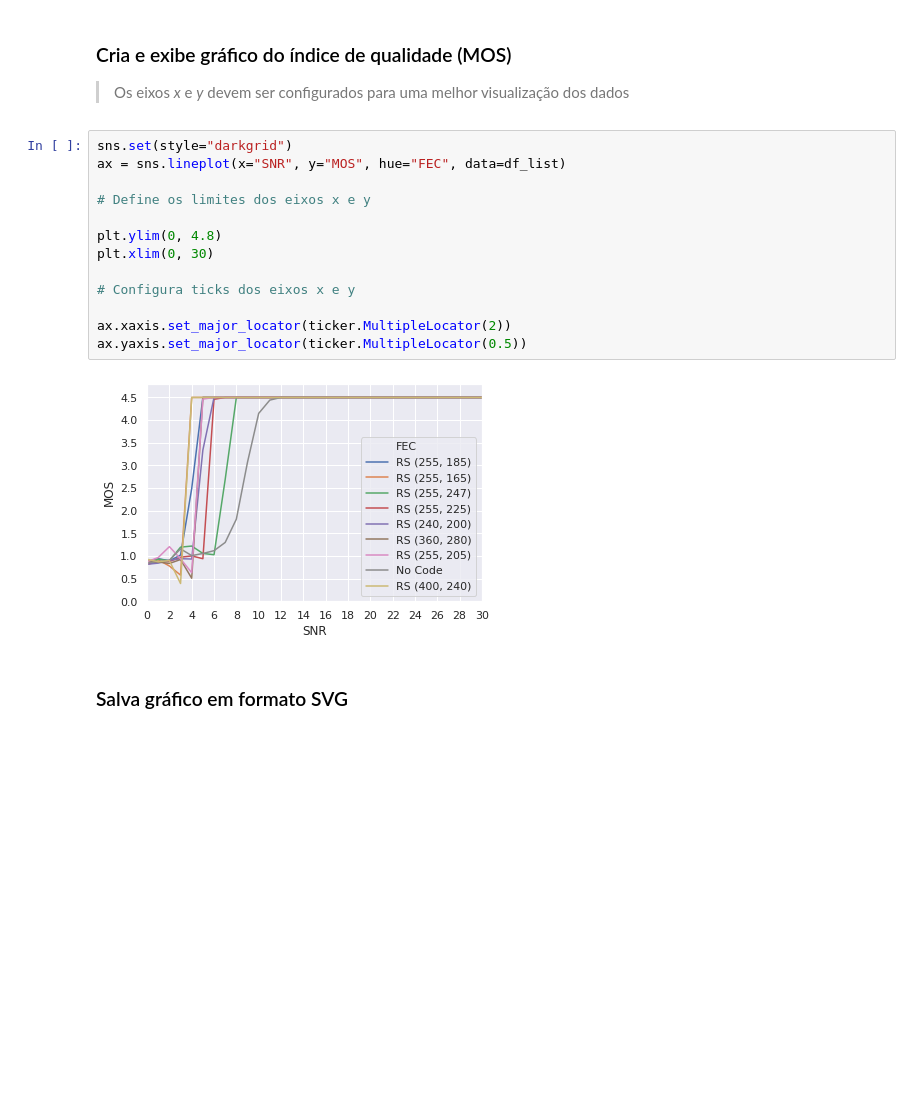
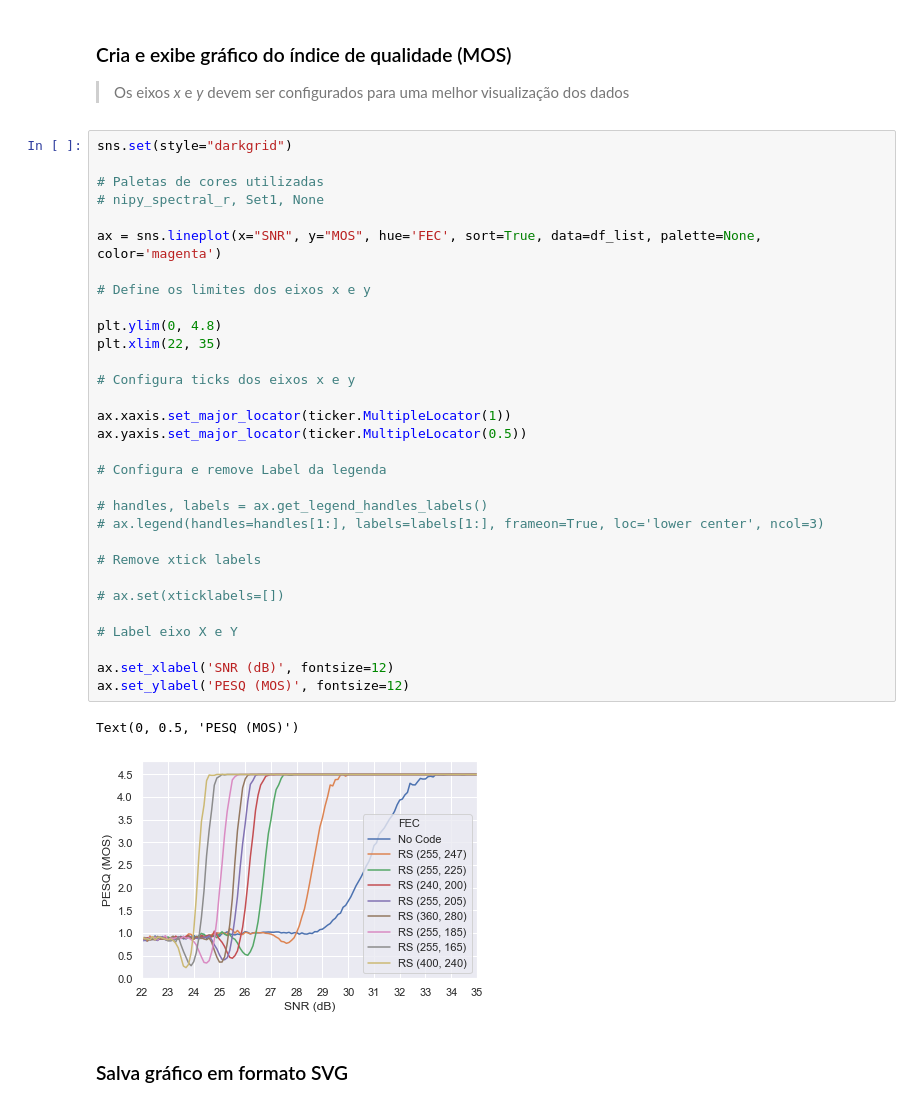
Before and after one commit to leofernandes87/Qualidade-de-Voz, a Jupyter notebook: Resultados/script.ipynb, the cells around one changed output. Cells and saved outputs as stored; diff of their text form; blank space fills up the shorter version.

```diff
--- a/Resultados/script.ipynb
+++ b/Resultados/script.ipynb
@@ -86,19 +109,38 @@ with pd.option_context('display.max_rows', None, 'display.max_columns', None):
 > Os eixos *x* e *y* devem ser configurados para uma melhor visualização dos dados
 # %%
 sns.set(style="darkgrid")
-ax = sns.lineplot(x="SNR", y="MOS", hue="FEC", data=df_list)
+
+# Paletas de cores utilizadas
+# nipy_spectral_r, Set1, None
+
+ax = sns.lineplot(x="SNR", y="MOS", hue='FEC', sort=True, data=df_list, palette=None, color='magenta')
 
 # Define os limites dos eixos x e y
 
 plt.ylim(0, 4.8)
-plt.xlim(0, 30)
+plt.xlim(22, 35)
 
 # Configura ticks dos eixos x e y
 
-ax.xaxis.set_major_locator(ticker.MultipleLocator(2))
+ax.xaxis.set_major_locator(ticker.MultipleLocator(1))
 ax.yaxis.set_major_locator(ticker.MultipleLocator(0.5))
+
+# Configura e remove Label da legenda
+
+# handles, labels = ax.get_legend_handles_labels()
+# ax.legend(handles=handles[1:], labels=labels[1:], frameon=True, loc='lower center', ncol=3)
+
+# Remove xtick labels
+
+# ax.set(xticklabels=[])
+
+# Label eixo X e Y
+
+ax.set_xlabel('SNR (dB)', fontsize=12)
+ax.set_ylabel('PESQ (MOS)', fontsize=12)
 # %% [output]
+Text(0, 0.5, 'PESQ (MOS)')
-[figure, old version]
+[figure, new version]
 # %% [markdown]
 ###  Salva gráfico em formato SVG
 # %%
```
Also changed, not shown: parts of 3 cells of this notebook.
